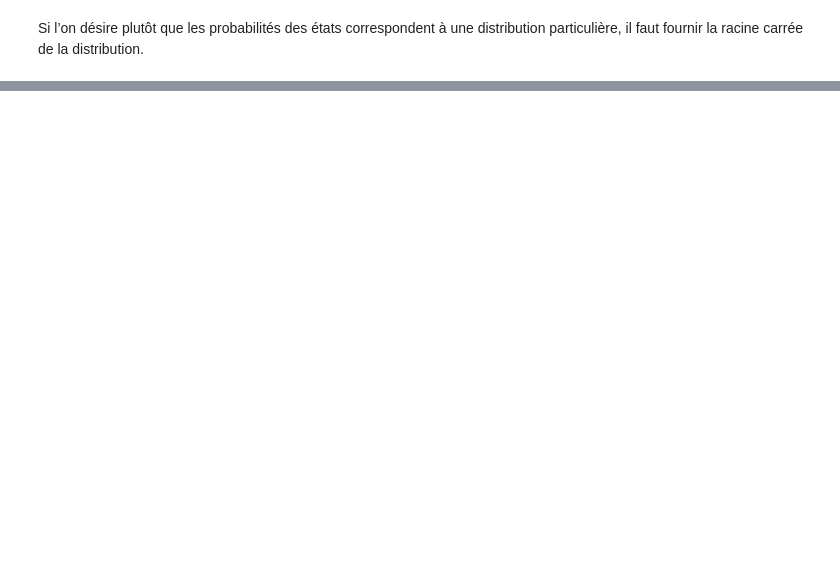
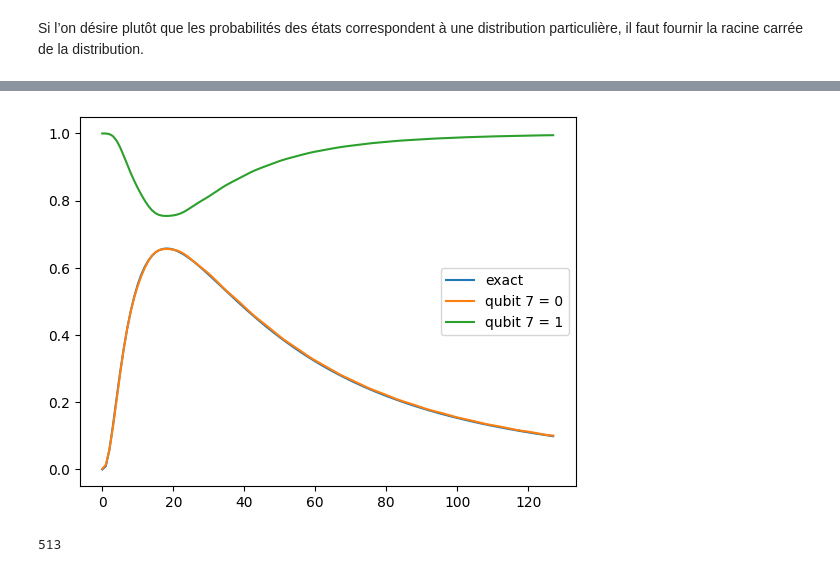
Before and after one commit to algolab-quantique/wFunction, a Jupyter notebook: README.ipynb, the cells around one changed output, grey strips where cells are left out. Cells and saved outputs as stored; diff of their text form; code cells hidden in the pictures; blank space fills up the shorter version.

```diff
--- a/README.ipynb
+++ b/README.ipynb
@@ -89,0 +103,46 @@ error:  0.008291564420607056
+# %%
+%%capture
+from qiskit_ibm_runtime import QiskitRuntimeService,Session,Options
+from qiskit_aer.primitives import Sampler,Estimator
+from qiskit_aer import AerSimulator
+from qiskit.compiler import transpile
+from qiskit.providers.aer.aerprovider import AerProvider
+from qiskit import QuantumCircuit,QuantumRegister,ClassicalRegister
+import matplotlib.pyplot as plt
+nqbits = 8
+
+
+
+circ = wf.qubitize_scalar(lambda x:lognorm(x,1,1),nqbits,[0,7],256,1e-3,cpt_rotations_matrices=wf.scalarQubitization.get_rotations_matrices)
+C0 = QuantumCircuit(nqbits)
+for i in range(nqbits-1):
+    C0.h(i)
+
+domain = [0,7]
+
+C1 = C0.compose(circ,[*range(nqbits)])
+C1.measure_all()
+sim = AerSimulator()
+tcirc = transpile(C1,sim,["rz","ecr","x","sx"])
+sampler = Sampler(run_options={'shots':None}) #compute exactly instead of simulating shot noise
+estimator = Estimator()
+
+job = sampler.run(tcirc)
+result = job.result()
+data = np.zeros(2**nqbits)
+x = np.linspace(*domain,2**(nqbits-1))
+# %%
+plt.plot(lognorm(x,1,1),label="exact")
+for key in result.quasi_dists[0]:
+    data[int(key)] = result.quasi_dists[0][key]
+plt.plot(np.sqrt(data[:2**(nqbits-1)]*2**(nqbits-1)),label="qubit {} = 0".format(nqbits-1))
+plt.plot(np.sqrt(data[2**(nqbits-1):]*2**(nqbits-1)),label ="qubit {} = 1".format(nqbits-1))
+
+plt.legend()
+plt.show()
+# %% [output]
+[figure, added]
+# %%
+circ.decompose().depth()
+# %% [output]
+513
```
Also changed, not shown: parts of 6 cells of this notebook, 21 other files.
